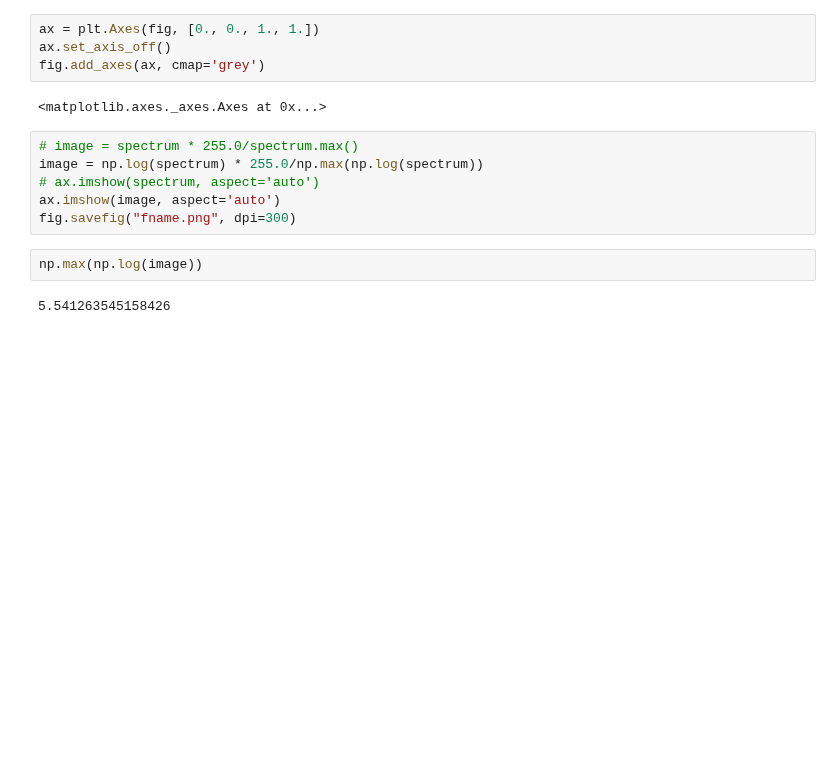
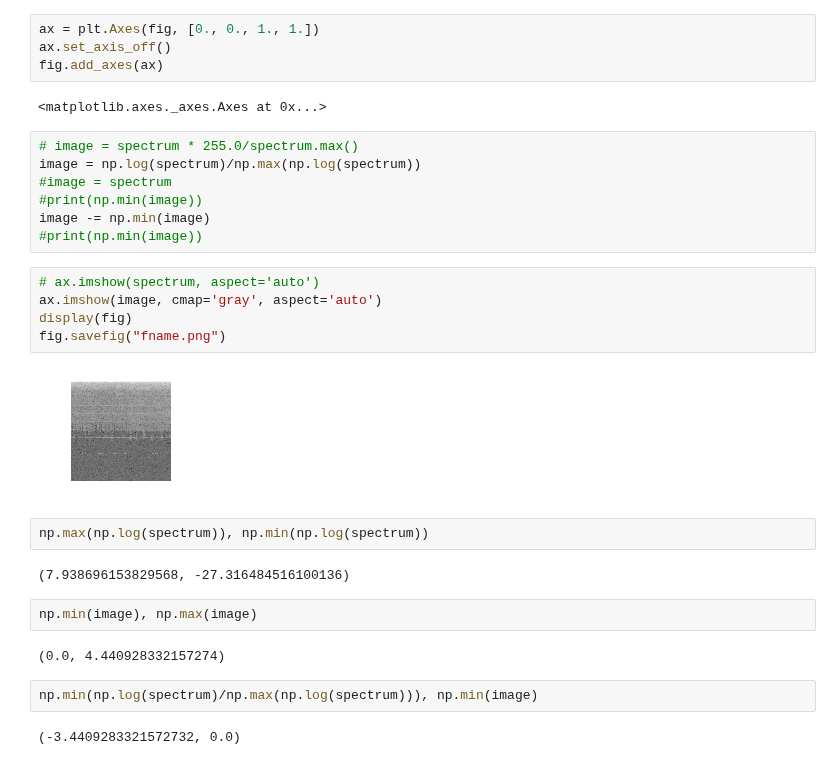
Before and after one commit to EWouters/Large-Scale-Machine-Learning-and-Deep-Learning---ID-2223, a Jupyter notebook: Lab/Final Project/Code/ScalableFinal.ipynb, the cells around one changed output. Drawn from its saved outputs; the diff is of its cells as text; blank space fills up the shorter version.

```diff
--- a/Lab/Final Project/Code/ScalableFinal.ipynb
+++ b/Lab/Final Project/Code/ScalableFinal.ipynb
@@ -139,16 +72,32 @@ fig.set_size_inches(200/144,200/144)
 # %%
 ax = plt.Axes(fig, [0., 0., 1., 1.])
 ax.set_axis_off()
-fig.add_axes(ax, cmap='grey')
+fig.add_axes(ax)
 # %% [output]
 <matplotlib.axes._axes.Axes at 0x...>
+# %%
+# image = spectrum * 255.0/spectrum.max()
+image = np.log(spectrum)/np.max(np.log(spectrum))
+#image = spectrum
+#print(np.min(image))
+image -= np.min(image)
+#print(np.min(image))
 # %%
-# image = spectrum * 255.0/spectrum.max()
-image = np.log(spectrum) * 255.0/np.max(np.log(spectrum))
 # ax.imshow(spectrum, aspect='auto')
-ax.imshow(image, aspect='auto')
-fig.savefig("fname.png", dpi=300)
+ax.imshow(image, cmap='gray', aspect='auto')
+display(fig)
+fig.savefig("fname.png")
+# %% [output]
+[figure, added]
+# %%
+np.max(np.log(spectrum)), np.min(np.log(spectrum))
+# %% [output]
+(7.938696153829568, -27.316484516100136)
+# %%
+np.min(image), np.max(image)
+# %% [output]
+(0.0, 4.440928332157274)
 # %%
-np.max(np.log(image))
+np.min(np.log(spectrum)/np.max(np.log(spectrum))), np.min(image)
 # %% [output]
-5.541263545158426
+(-3.4409283321572732, 0.0)
```
Also changed, not shown: parts of 27 cells of this notebook.
